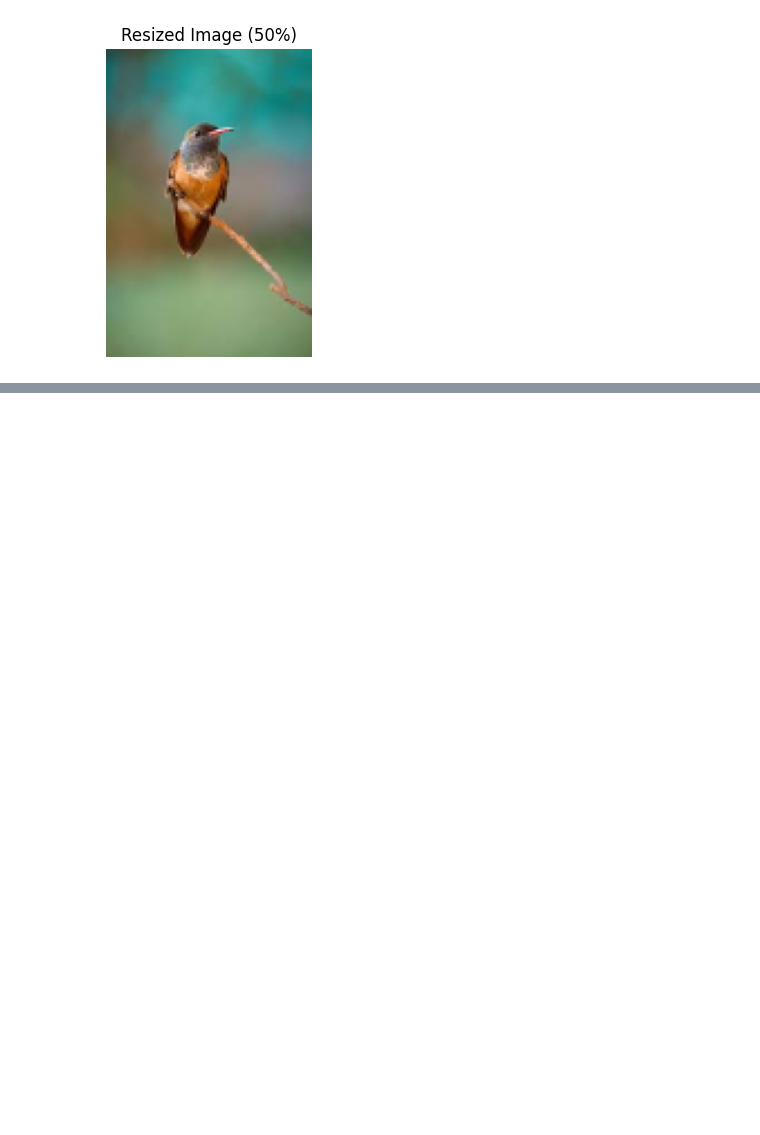
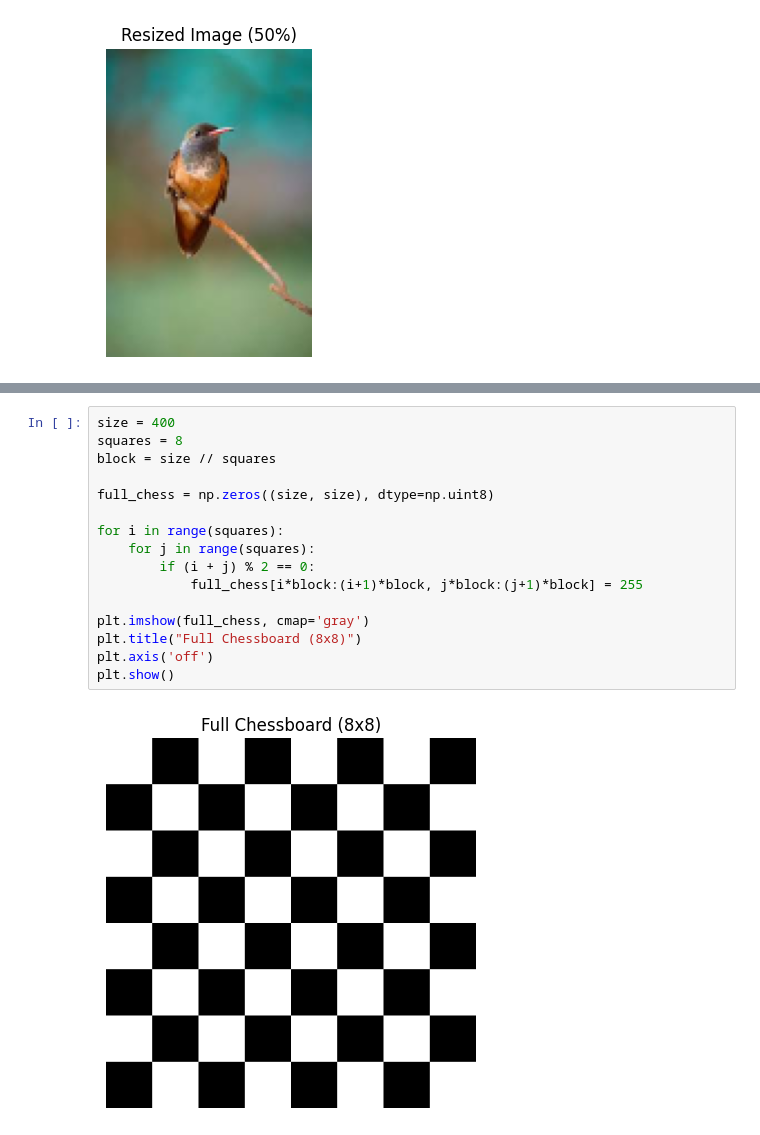
Before and after one commit to svkamat111922-sketch/Online-Store-Inventory, a Jupyter notebook: Imageprocessing.ipynb, the cells around one changed output, grey strips where cells are left out. Saved outputs shown, nothing was run; the diff lists cells and outputs as text; blank space fills up the shorter version.

```diff
--- a/Imageprocessing.ipynb
+++ b/Imageprocessing.ipynb
@@ -126,0 +160,18 @@ show_image("Resized Image (50%)", resized)
+# %%
+size = 400
+squares = 8
+block = size // squares
+
+full_chess = np.zeros((size, size), dtype=np.uint8)
+
+for i in range(squares):
+    for j in range(squares):
+        if (i + j) % 2 == 0:
+            full_chess[i*block:(i+1)*block, j*block:(j+1)*block] = 255
+
+plt.imshow(full_chess, cmap='gray')
+plt.title("Full Chessboard (8x8)")
+plt.axis('off')
+plt.show()
+# %% [output]
+[figure, added]
```
Also changed, not shown: parts of 5 cells of this notebook.
